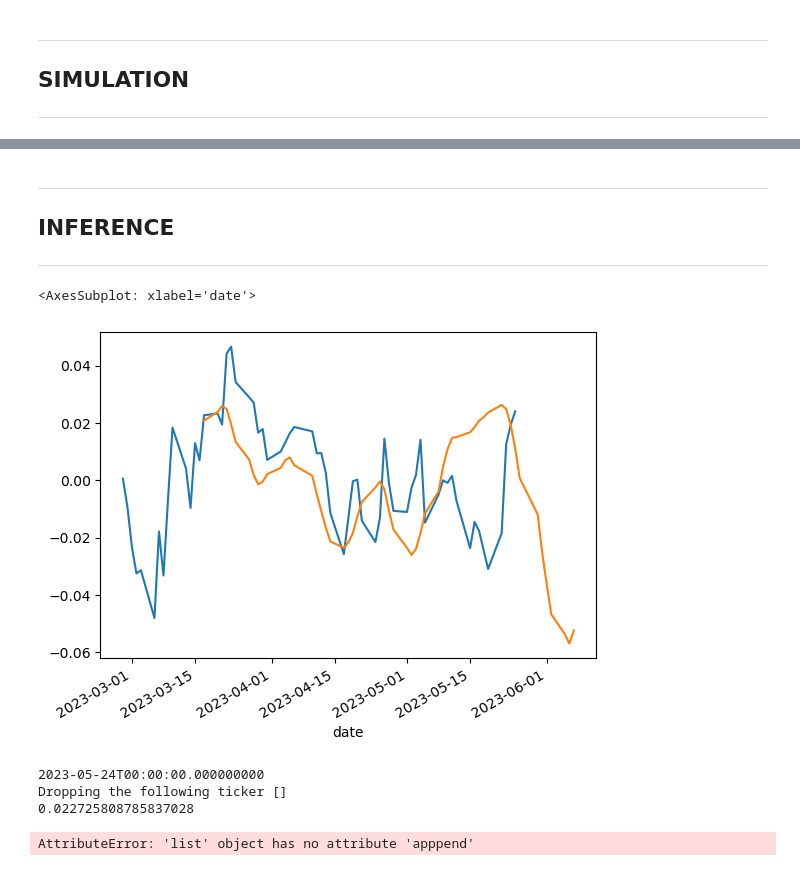
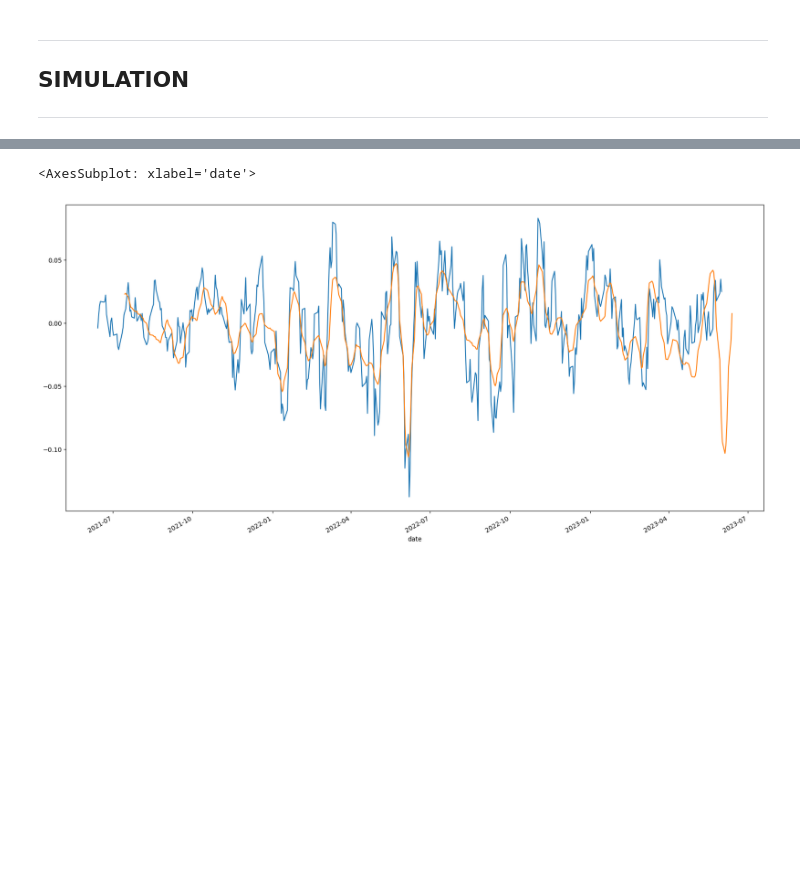
Before and after one commit to tarek-benzina/portfolio, a Jupyter notebook: notebooks/V2-SUCCESS-tensorflow-log-return-lstm-1-day-inference.ipynb, the cells around one changed output, grey strips where cells are left out. Drawn from its saved outputs; the diff is of its cells as text; code cells hidden in the pictures; blank space fills up the shorter version.

```diff
--- a/notebooks/V2-SUCCESS-tensorflow-log-return-lstm-1-day-inference.ipynb
+++ b/notebooks/V2-SUCCESS-tensorflow-log-return-lstm-1-day-inference.ipynb
@@ -39,7 +22,10 @@ data=load_or_download(start_date=last_year,data_dir=DATA_DIR,yesterday=yesterday
 # %%
+DATA_DIR="/home/notebooks/"
+MODELS_DIR="/home/notebooks/"
+DB_PATH="/home/stock_db"
 HORIZON=7
 PRICE_COLUMN="Close"
-
+LOOKBACK=365*2 ##two years
 HISTORY=14
 FORECAST_STEPS=1
 FUTURE=0
@@ -156,5 +96,5 @@ model = tf.keras.models.load_model(model_path, custom_objects={'same_sign':same_
 # %%
-start_date=inference_date-pd.Timedelta(days=100)
+#start_date=inference_date-pd.Timedelta(days=100)
 # %%
 tmp=data[(data.working_day==1)&(data.date>=start_date)].copy()
 # %%
@@ -204,5 +156,9 @@ result=shift(result,lag=-1,column="Close")
 # %%
 expected_price="Close_shift_-1"
+# %%
+## PREDICTED CLOSE FOR NEXT TRADING DAY
+if not expected_price in result.columns:
+    result=shift(result,lag=-1,column="Close")
 # %%
 import datetime
 today=datetime.datetime.today()
@@ -281,48 +177,6 @@ opt["actual_gain"]=(np.exp(opt.actual_returns)-1)*opt.investments
-# %% [markdown]
-----
-## INFERENCE
-----
 # %%
-result.groupby("date").log_return_7.median().plot()
-result.groupby("date").pred_step_0.median().plot()
+result.groupby("date").log_return_7.mean().plot(figsize=(20,10))
+result.groupby("date").pred_step_0.mean().plot()
 # %% [output]
 <AxesSubplot: xlabel='date'>
-[figure, old version]
+[figure, new version]
-# %%
-dates=[]
-investments=[]
-value_at_risk=[]
-predicted_returns=[]
-actual_returns=[]
-maturity_date=[]
-shares=[]
-for date in result[result.date<=inference_date].date.unique()[-CNT_EXPERIMENTS:]:
-    print(date)
-    res,opt_tickers=optimise(prediction_results=result,
-                 date=date,
-                 min_budget=MIN_BUDGET,
-                 max_budget=MAX_BUDGET,
-                 tickers=tickers,
-                 max_value_at_risk=10,
-                 log_return_column=TARGET,
-                 predicted_log_return_column="pred_step_0",
-                 expected_price_column='Close_shift_-1',diversity=.99)
-    print(np.std(res))
-    dates.append(date)
-    shares.append(tuple(opt_tickers,res))
-    maturity_date.append(result[result.date==date]["lag_date_Close_7"].unique()[0])
-    investments.append(investment(opt_tickers,res,result,price_column=PRICE_COLUMN,buy_date=date))
-    investment(opt_tickers,res,result,price_column=PRICE_COLUMN,buy_date=date)
-    value_at_risk.append(compute_value_at_risk(data=result,tickers=opt_tickers,
-                                                shares=res, buy_date=date, price_column='Close_shift_-1',
-                                                                                   log_return_column=TARGET,
-                                                                                   confidence_level=0.99))
-    predicted_returns.append(portfolio_buy_date_return(tickers=opt_tickers,shares=res,stock_log_return=result,buy_date=date,price_column='Close_shift_-1',log_return_column="pred_step_0"))
-    actual_ret=portfolio_buy_date_return(tickers=opt_tickers,shares=res,stock_log_return=result,buy_date=date,price_column=PRICE_COLUMN,log_return_column=TARGET)
-    print(actual_ret)
-    actual_returns.append(actual_ret)
-# %% [output]
-2023-05-24T00:00:00.000000000
-Dropping the following ticker []
-0.022725808785837028
-AttributeError: 'list' object has no attribute 'apppend'
```
Also changed, not shown: parts of 78 cells of this notebook, 5 other files.
